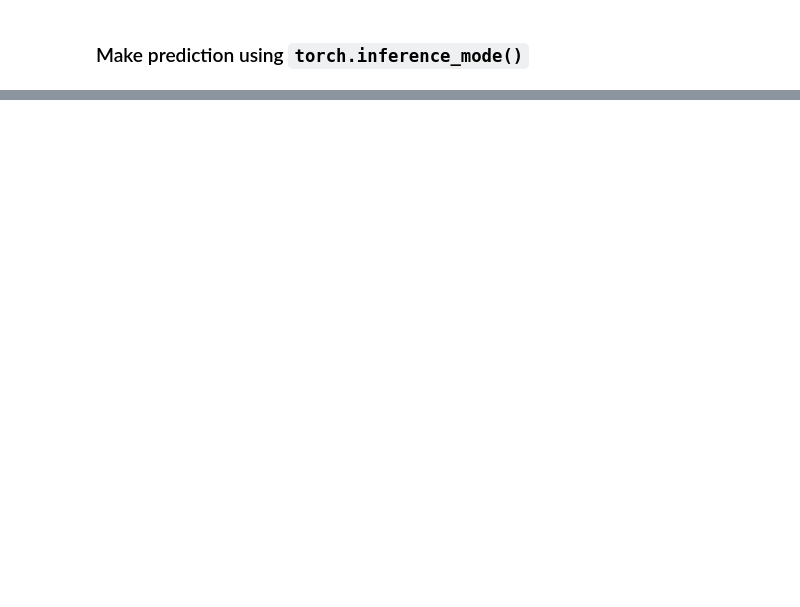
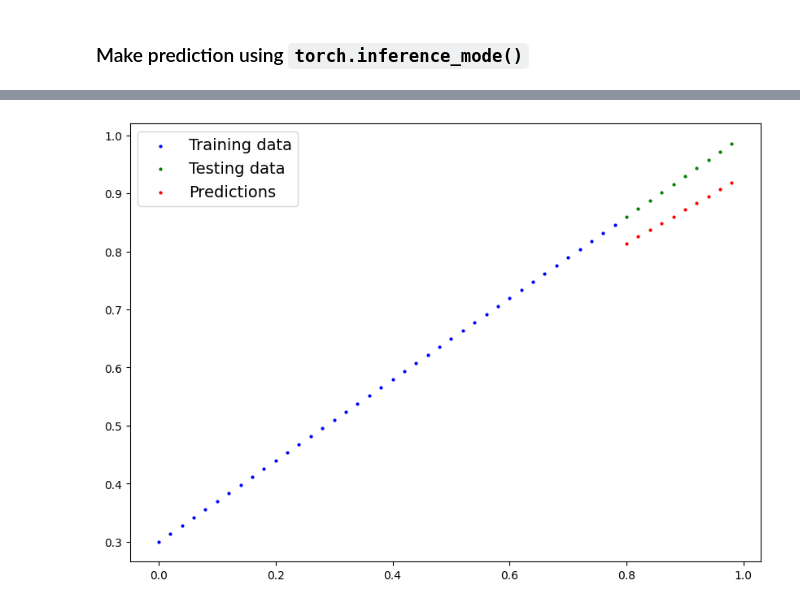
Before and after one commit to vyron-arvanitis/pytorch_tutorials, a Jupyter notebook: 01_pytorch_workflow.ipynb, the cells around one changed output, grey strips where cells are left out. Saved outputs shown, nothing was run; the diff lists cells and outputs as text; code cells hidden in the pictures; blank space fills up the shorter version.

```diff
--- a/01_pytorch_workflow.ipynb
+++ b/01_pytorch_workflow.ipynb
@@ -152,0 +333,4 @@ tensor([0.5936, 0.8694])
+# %%
+plot_predictions(predictions=test_pred)
+# %% [output]
+[figure, added]
```
Also changed, not shown: parts of 52 cells of this notebook.
